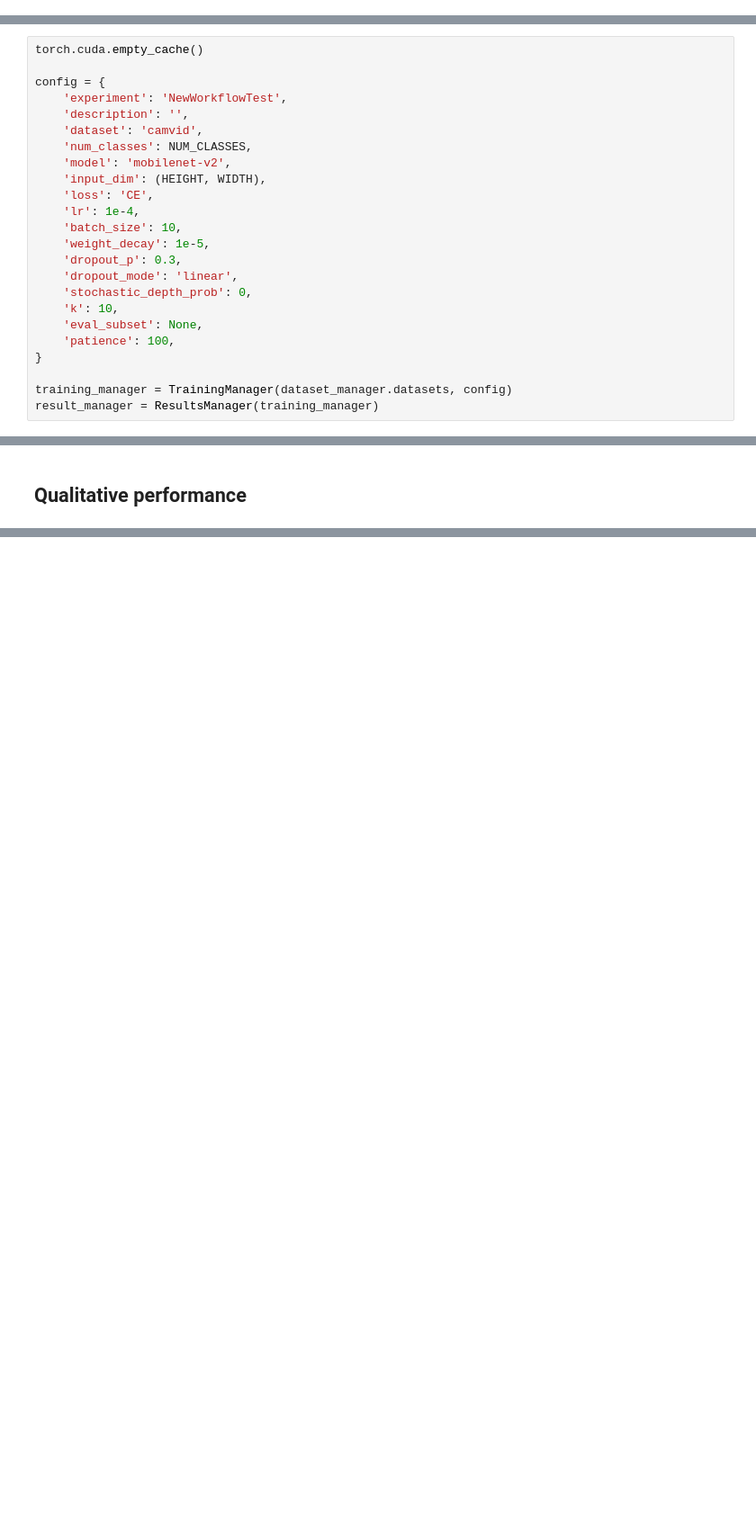
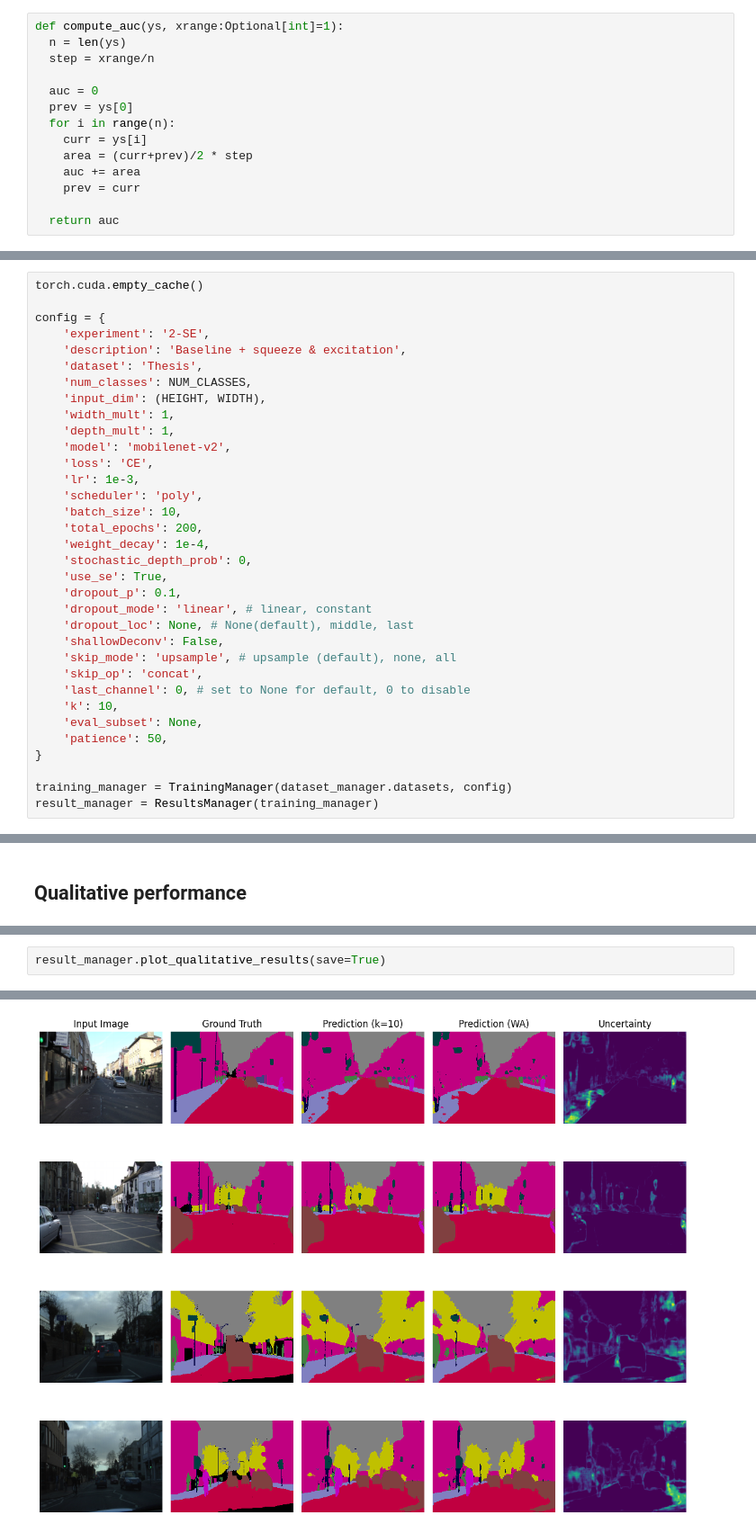
Before and after one commit to LeonY117/msc_project, a Jupyter notebook: notebooks/camvid.ipynb, the cells around one changed output, grey strips where cells are left out. Shown at 90% size. Drawn from its saved outputs; the diff is of its cells as text; blank space fills up the shorter version.

```diff
--- a/notebooks/camvid.ipynb
+++ b/notebooks/camvid.ipynb
@@ -1056,3 +1858,17 @@ def compute_bayesian_uncertainties(net, X:Tensor, k:int, mode:Optional[str]='all
+# %%
+def compute_auc(ys, xrange:Optional[int]=1):
+  n = len(ys)
+  step = xrange/n
+
+  auc = 0
+  prev = ys[0]
+  for i in range(n):
+    curr = ys[i]
+    area = (curr+prev)/2 * step
+    auc += area
+    prev = curr
+
+  return auc
 # %% [markdown]
 # Training Manager
 
@@ -1797,22 +3074,32 @@ class ResultsManager():
 torch.cuda.empty_cache()
 
 config = {
-    'experiment': 'NewWorkflowTest',
-    'description': '',
-    'dataset': 'camvid',
+    'experiment': '2-SE',
+    'description': 'Baseline + squeeze & excitation',
+    'dataset': 'Thesis',
     'num_classes': NUM_CLASSES,
+    'input_dim': (HEIGHT, WIDTH),
+    'width_mult': 1,
+    'depth_mult': 1,
     'model': 'mobilenet-v2',
-    'input_dim': (HEIGHT, WIDTH),
     'loss': 'CE',
-    'lr': 1e-4,
+    'lr': 1e-3,
+    'scheduler': 'poly',
     'batch_size': 10,
-    'weight_decay': 1e-5,
-    'dropout_p': 0.3,
-    'dropout_mode': 'linear',
+    'total_epochs': 200,
+    'weight_decay': 1e-4,
     'stochastic_depth_prob': 0,
+    'use_se': True,
+    'dropout_p': 0.1,
+    'dropout_mode': 'linear', # linear, constant
+    'dropout_loc': None, # None(default), middle, last
+    'shallowDeconv': False,
+    'skip_mode': 'upsample', # upsample (default), none, all
+    'skip_op': 'concat',
+    'last_channel': 0, # set to None for default, 0 to disable
     'k': 10,
     'eval_subset': None,
-    'patience': 100,
+    'patience': 50,
 }
 
 training_manager = TrainingManager(dataset_manager.datasets, config)
@@ -1892,0 +3136,3 @@ with torch.no_grad():
+# %%
+result_manager.plot_qualitative_results(save=True)
+# %% [output]
@@ -1892,0 +3140 @@ with torch.no_grad():
+[figure, added]
```
Also changed, not shown: parts of 82 cells of this notebook.
